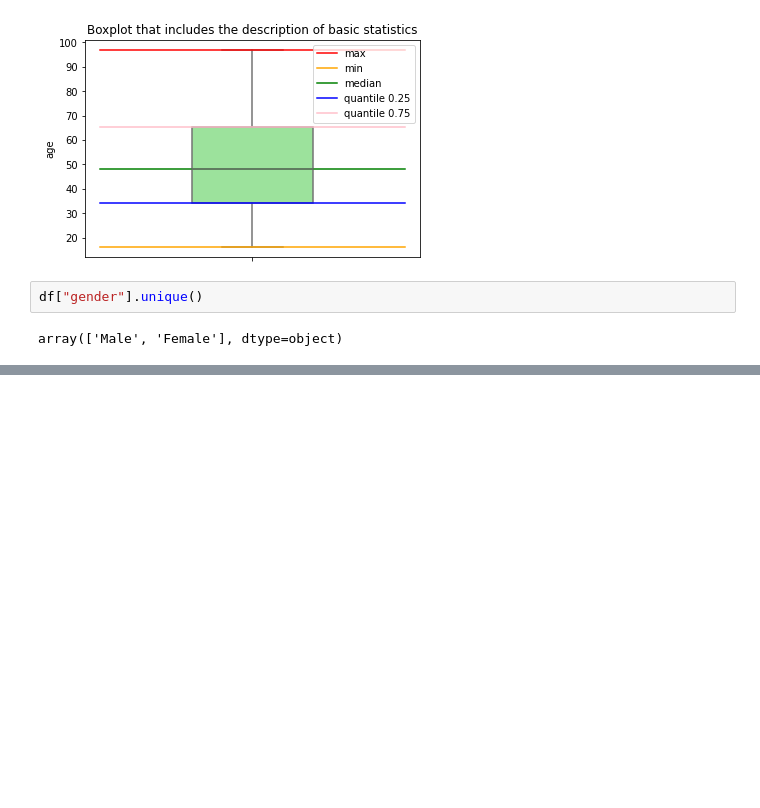
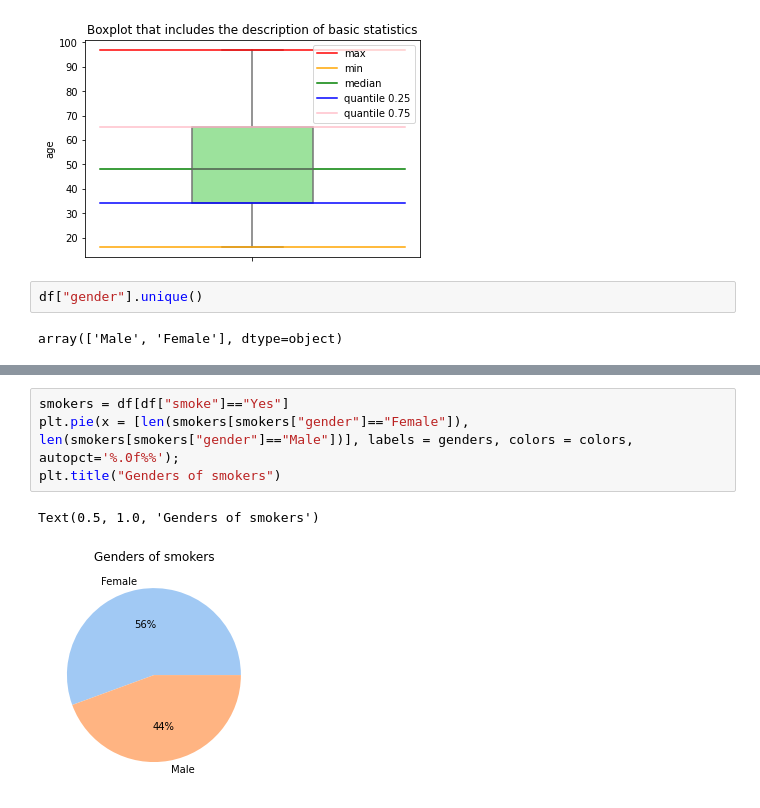
Before and after one commit to haniatlusty/statistics_of_smokers, a Jupyter notebook: Scratch1.ipynb, the cells around one changed output, grey strips where cells are left out. Drawn from its saved outputs; the diff is of its cells as text; blank space fills up the shorter version.

```diff
--- a/Scratch1.ipynb
+++ b/Scratch1.ipynb
@@ -125,0 +132,7 @@ plt.pie(x = [amount_of_females, amount_of_males], labels = genders, colors = col
+# %%
+smokers = df[df["smoke"]=="Yes"]
+plt.pie(x = [len(smokers[smokers["gender"]=="Female"]), len(smokers[smokers["gender"]=="Male"])], labels = genders, colors = colors, autopct='%.0f%%');
+plt.title("Genders of smokers")
+# %% [output]
+Text(0.5, 1.0, 'Genders of smokers')
+[figure, added]
```
Also changed, not shown: parts of 11 cells of this notebook.
